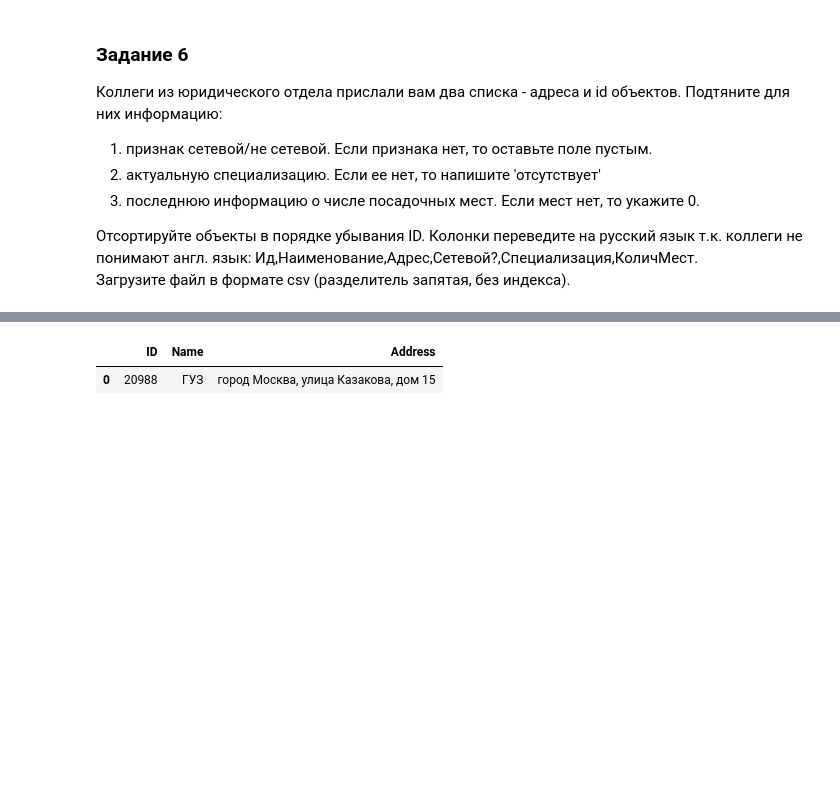
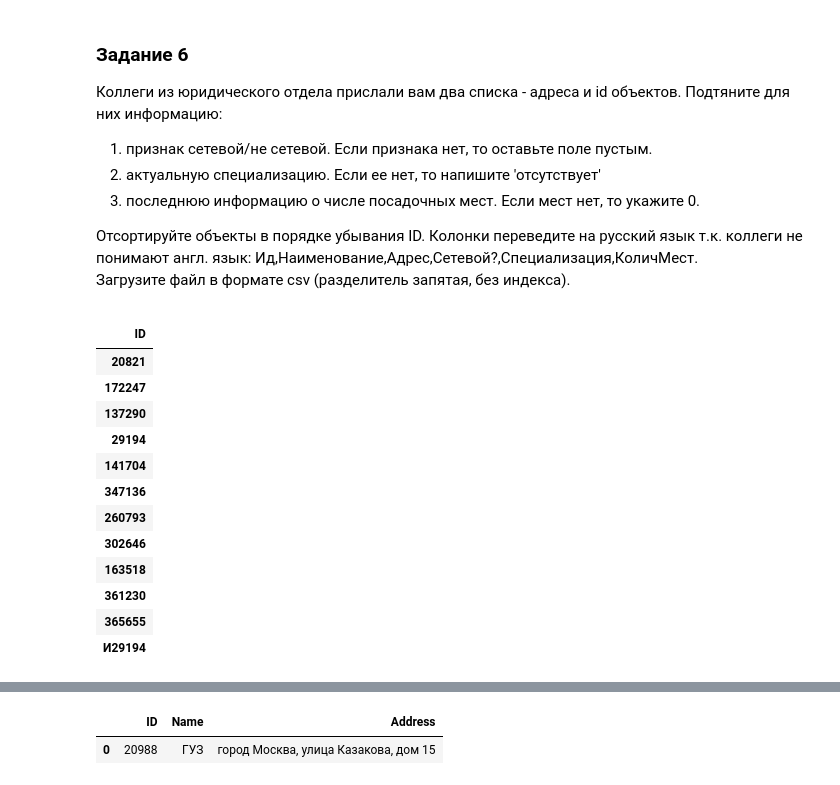
Before and after one commit to gbrs/basics_of_pandas, a Jupyter notebook: 6_3-4.ipynb, the cells around one changed output, grey strips where cells are left out. Drawn from its saved outputs; the diff is of its cells as text; code cells hidden in the pictures; blank space fills up the shorter version.

```diff
--- a/6_3-4.ipynb
+++ b/6_3-4.ipynb
@@ -249,7 +251,24 @@ df_seats_property = pd.read_csv('6_seats_property.csv', index_col='ID')
 # %%
-ids = pd.read_excel('6_Список_ID.xlsx', header=1)
+ids = pd.read_excel('6_Список_ID.xlsx', header=1).set_index('ID')
 # %%
 adresses = pd.read_excel('6_Список_адресов.xlsx', sheet_name='Sheet1', header=1)
 # %%
 adresses = adresses.rename(columns={'Unnamed: 0': 'Address'})
+# %%
+ids.join([])
+# %% [output]
+|  |
+| ID |
+| 20821 |
+| 172247 |
+| 137290 |
+| 29194 |
+| 141704 |
+| 347136 |
+| 260793 |
+| 302646 |
+| 163518 |
+| 361230 |
+| 365655 |
+| И29194 |
 # %%
```
Also changed, not shown: parts of 3 cells of this notebook.
